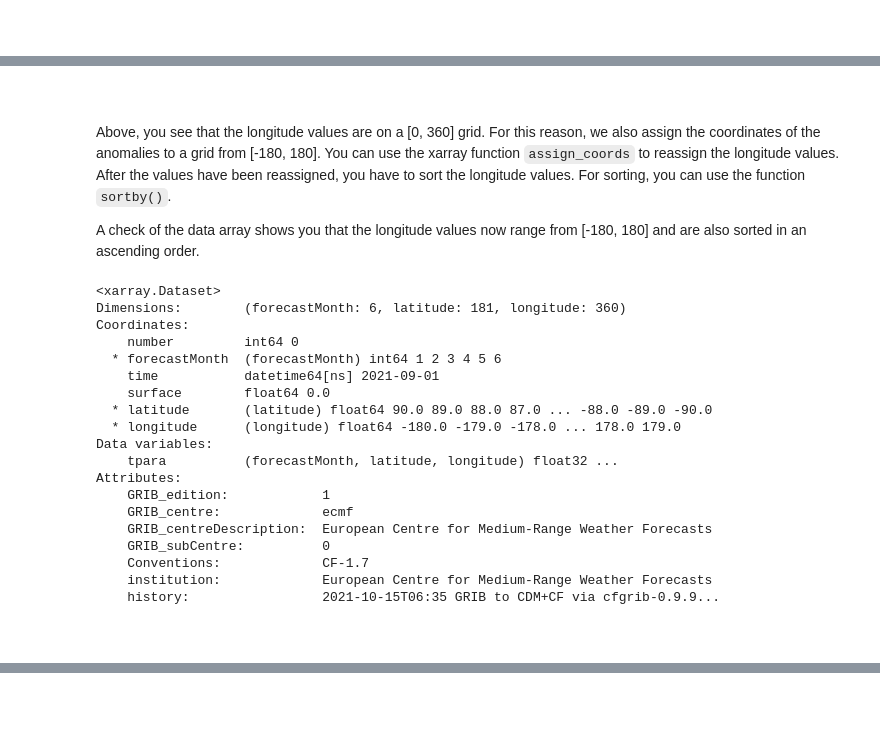
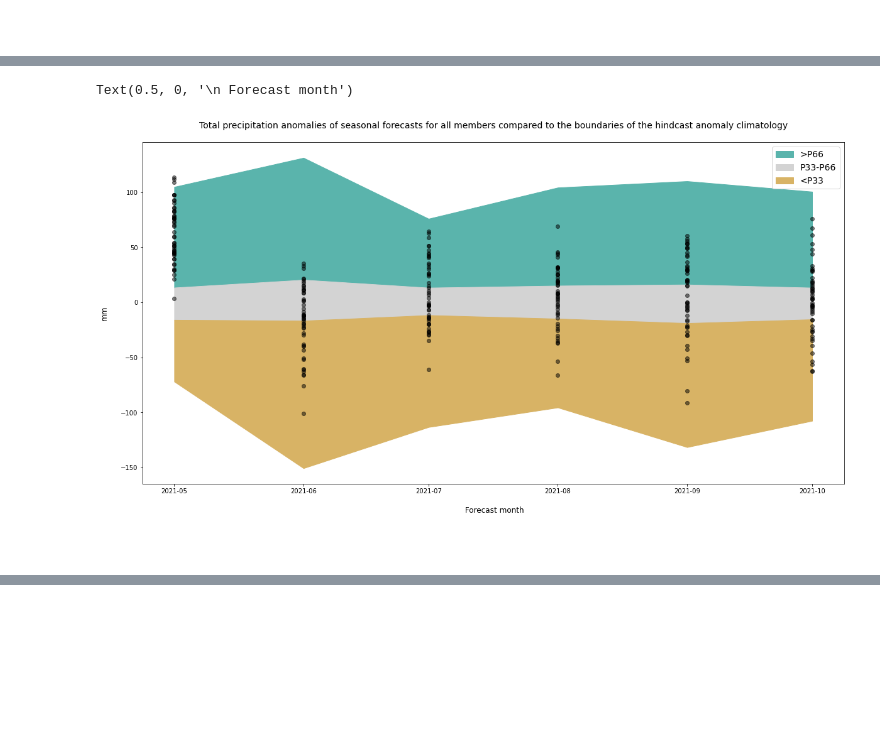
Before and after one commit to ecmwf-projects/copernicus-training, a Jupyter notebook: 121_c3s_seasonal_forecasts_anomalies.ipynb, the cells around one changed output, grey strips where cells are left out. Cells and saved outputs as stored; diff of their text form; code cells hidden in the pictures; blank space fills up the shorter version.

```diff
--- a/121_c3s_seasonal_forecasts_anomalies.ipynb
+++ b/121_c3s_seasonal_forecasts_anomalies.ipynb
@@ -424,0 +619,3 @@ visualize_pcolormesh(data_array = seas5_anomalies_202109_tp,
+# %%
+anom_hindcast = tprate_hindcast_SAsia - tprate_hindcast_SAsia.mean(['number','time'])
+anom_hindcast
@@ -424,0 +642,5 @@ visualize_pcolormesh(data_array = seas5_anomalies_202109_tp,
+# %%
+valid_time = [ pd.to_datetime(anom_hindcast.time.values[0]) + relativedelta(months=fcmonth-1) for fcmonth in anom_hindcast.forecastMonth]
+numdays = [monthrange(dd.year,dd.month)[1] for dd in valid_time]
+anom_hindcast = anom_hindcast.assign_coords(numdays=('forecastMonth',numdays))
+anom_hindcast
@@ -424,0 +667,3 @@ visualize_pcolormesh(data_array = seas5_anomalies_202109_tp,
+# %%
+anom_hindcast_tp = anom_hindcast * anom_hindcast.numdays * 24 * 60 * 60 * 1000
+anom_hindcast_tp
@@ -425,2 +690,7 @@ visualize_pcolormesh(data_array = seas5_anomalies_202109_tp,
+# %%
+P0 = anom_hindcast_tp.min(['number','time'])
+P33 = anom_hindcast_tp.quantile(0.33,['number','time'])
+P66 = anom_hindcast_tp.quantile(0.66,['number','time'])
+P100 = anom_hindcast_tp.max(['number','time'])
 # %% [markdown]
 <br>
@@ -458,31 +702,21 @@ Attributes:
+# %%
+# Initiate the figure
+fig=plt.figure(figsize=(20, 10))
+thisax=fig.gca()
+
+# Plot the seasonal forecast anomalies + climatology boundaries as filled areas
+thisax.plot(anoms_SAsia_df, marker='o', linestyle='', color='black', alpha=0.5, label='_nolegend_')
+thisax.fill_between(anoms_SAsia_df.index,P66,P100,color='#5ab4ac',label='>P66')
+thisax.fill_between(anoms_SAsia_df.index,P33,P66,color='lightgray',label='P33-P66')
+thisax.fill_between(anoms_SAsia_df.index,P0,P33,color='#d8b365',label='<P33')
+
+# Customize plot settings
+plt.title('Total precipitation anomalies of seasonal forecasts for all members compared to the boundaries of the hindcast anomaly climatology\n', fontsize=14)
+thisax.legend(fontsize=14,loc=1)
+thisax.set_ylabel('mm\n', fontsize=12)
+thisax.set_xlabel('\n Forecast month', fontsize=12)
+# %% [output]
+Text(0.5, 0, '\n Forecast month')
+[figure, added]
 # %% [markdown]
 <br>
-# %% [markdown]
-Above, you see that the longitude values are on a [0, 360] grid. For this reason, we also assign the coordinates of the anomalies to a grid from [-180, 180]. You can use the xarray function `assign_coords` to reassign the longitude values. After the values have been reassigned, you have to sort the longitude values. For sorting, you can use the function `sortby()`.
-
-A check of the data array shows you that the longitude values now range from [-180, 180] and are also sorted in an ascending order.
-# %%
-anomalies_precomputed = anomalies_precomputed.assign_coords(longitude=(((test.longitude + 180) % 360) - 180)).sortby('longitude')
-anomalies_precomputed
-# %% [output]
-<xarray.Dataset>
-Dimensions:        (forecastMonth: 6, latitude: 181, longitude: 360)
-Coordinates:
-    number         int64 0
-  * forecastMonth  (forecastMonth) int64 1 2 3 4 5 6
-    time           datetime64[ns] 2021-09-01
-    surface        float64 0.0
-  * latitude       (latitude) float64 90.0 89.0 88.0 87.0 ... -88.0 -89.0 -90.0
-  * longitude      (longitude) float64 -180.0 -179.0 -178.0 ... 178.0 179.0
-Data variables:
-    tpara          (forecastMonth, latitude, longitude) float32 ...
-Attributes:
-    GRIB_edition:            1
-    GRIB_centre:             ecmf
-    GRIB_centreDescription:  European Centre for Medium-Range Weather Forecasts
-    GRIB_subCentre:          0
-    Conventions:             CF-1.7
-    institution:             European Centre for Medium-Range Weather Forecasts
-    history:                 2021-10-15T06:35 GRIB to CDM+CF via cfgrib-0.9.9...
-# %% [markdown]
-<br>
```
Also changed, not shown: parts of 110 cells of this notebook, 5 other files.
